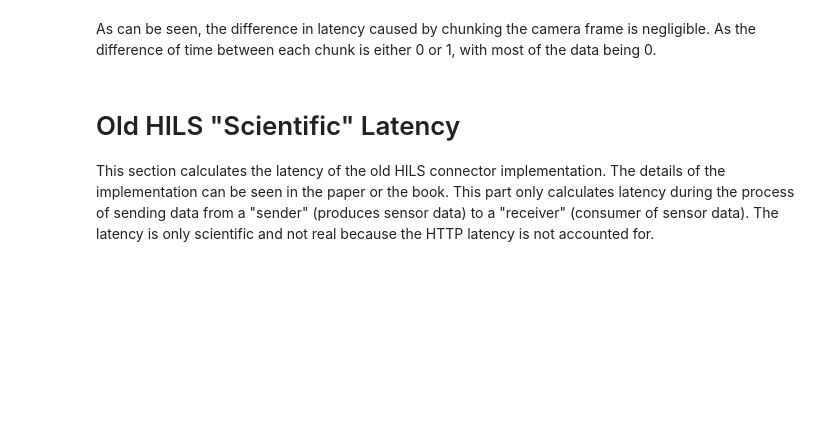
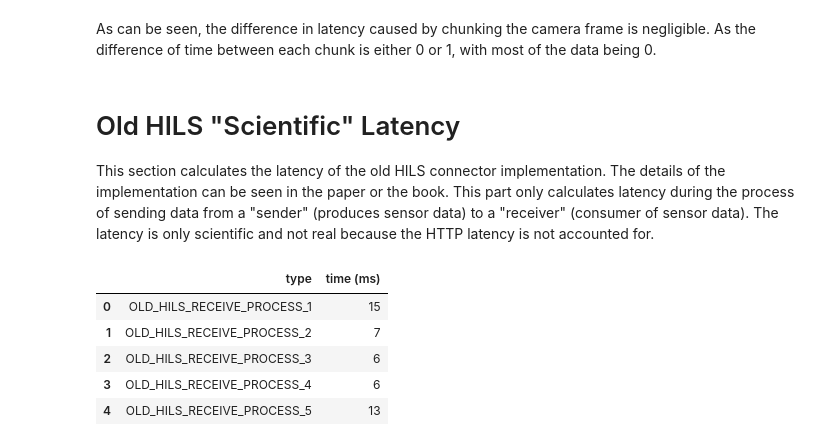
Before and after one commit to jspmarc/final-project-data, a Jupyter notebook: reader.ipynb, the cells around one changed output. Saved outputs shown, nothing was run; the diff lists cells and outputs as text; code cells hidden in the pictures; blank space fills up the shorter version.

```diff
--- a/reader.ipynb
+++ b/reader.ipynb
@@ -168,0 +180,9 @@ This section calculates the latency of the old HILS connector implementation. Th
+# %%
+old_hils_recv.head()
+# %% [output]
+|  | type | time (ms) |
+| 0 | OLD_HILS_RECEIVE_PROCESS_1 | 15 |
+| 1 | OLD_HILS_RECEIVE_PROCESS_2 | 7 |
+| 2 | OLD_HILS_RECEIVE_PROCESS_3 | 6 |
+| 3 | OLD_HILS_RECEIVE_PROCESS_4 | 6 |
+| 4 | OLD_HILS_RECEIVE_PROCESS_5 | 13 |
```
Also changed, not shown: parts of 8 cells of this notebook.
